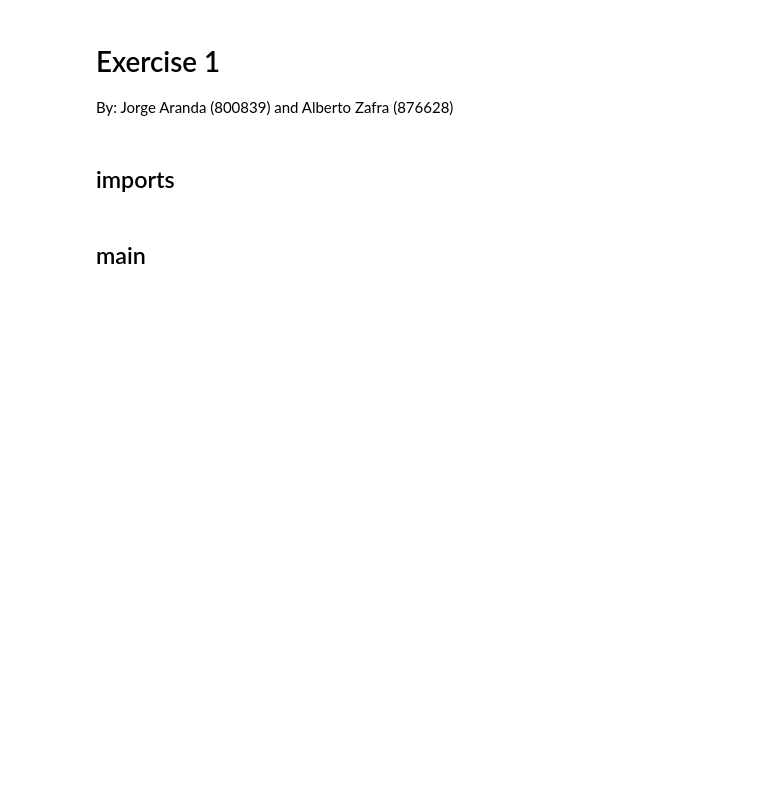
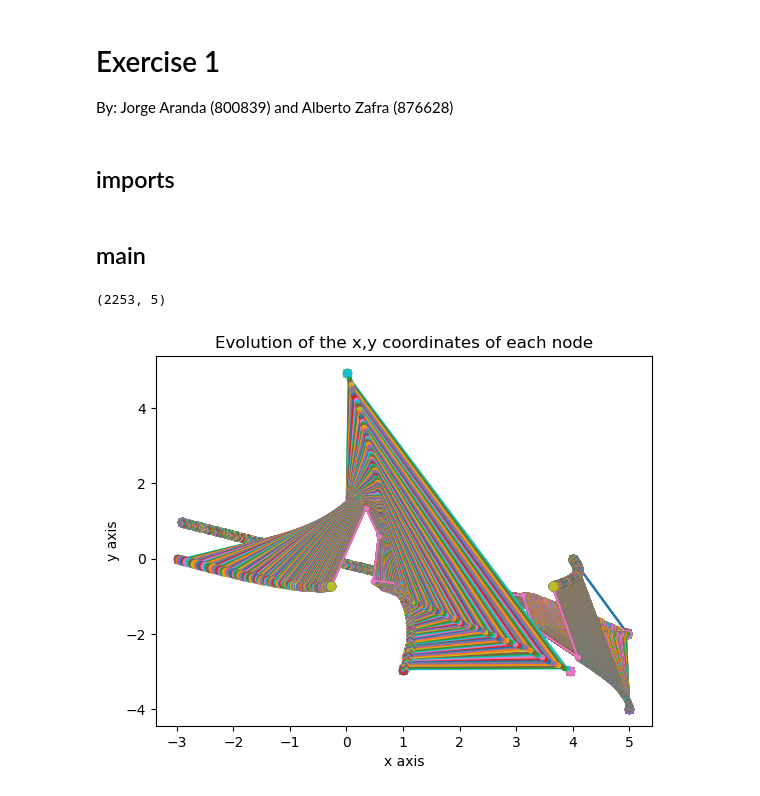
Before and after one commit to albertozafra7/MRS, a Jupyter notebook: Part2_Consensus/Lab/lab2.ipynb, the cells around one changed output. Cells and saved outputs as stored; diff of their text form; code cells hidden in the pictures; blank space fills up the shorter version.

```diff
--- a/Part2_Consensus/Lab/lab2.ipynb
+++ b/Part2_Consensus/Lab/lab2.ipynb
@@ -18,42 +18,55 @@ N_bots = 5
 N_iterations = 2000
 update_period = 0.1
 step_size = 0.004
-initial_pos = [-5,5]
-connections = [[1,4],[1,2]]
+initial_pos = np.linspace(-5, 5,num=11)
+#print(initial_pos)
+connections = [[0, 1], [0, 2], [1,2], [2, 3], [4,1]]
 # [[0, 1], [0, 2], [1,2], [2, 3]]
-robot_evolution = None
-robot_evolution.x = np.array([])
-robot_evolution.y = np.array([])
+robot_evolution_x = np.zeros(N_bots)
+robot_evolution_y = np.zeros(N_bots)
 # %%
 # Bots initialization
 bots = []
 
 for i in range(N_bots):
     pos = ([random.choice(initial_pos),random.choice(initial_pos)])
-    bots[i] = bot(i,[],pos,update_period,step_size)
+    bots.append(bot(i,[],pos,update_period,step_size))
     # Store the positions of the robots
-    np.hstack((robot_evolution.x,pos[0]))
-    np.hstack((robot_evolution.x,pos[1]))
+    robot_evolution_x[i] = pos[0]
+    robot_evolution_y[i] = pos[1]
 
 for conn in connections:
     bots[conn[0]].add_neighbor(bots[conn[1]])
     bots[conn[1]].add_neighbor(bots[conn[0]])
 
 for it in range(N_iterations):
+    # store its evolution
+    if(it>0):
+        x = robot_evolution_x[-1]
+        y = robot_evolution_y[-1]
+    else:
+        x = robot_evolution_x
+        y = robot_evolution_y
+
+
     for b in bots:
        id1, pos1, id2, pos2 = b.step_rendevous()
 
-       # store its evolution
-       x = robot_evolution.x[-1]
        x[id1] = pos1[0]
        x[id2] = pos2[0]
 
-       y = robot_evolution.y[-1]
+
        y[id1] = pos1[1]
        y[id2] = pos2[1]
 
-       np.vstack((robot_evolution.x,x))
-       np.vstack((robot_evolution.y,y))
+    robot_evolution_x = np.vstack((robot_evolution_x,x))
+    robot_evolution_y = np.vstack((robot_evolution_y,y))
+# %%
+print(np.shape(robot_evolution_y))
+# %% [output]
+(2253, 5)
 # %%
 # Plot the results
-plot_evolutionxy(robot_evolution.x,robot_evolution.y)
+plotter.plot_evolutionxy(robot_evolution_x,robot_evolution_y)
+# %% [output]
+[figure, added]
```
Also changed, not shown: parts of 2 cells of this notebook, 3 other files.
